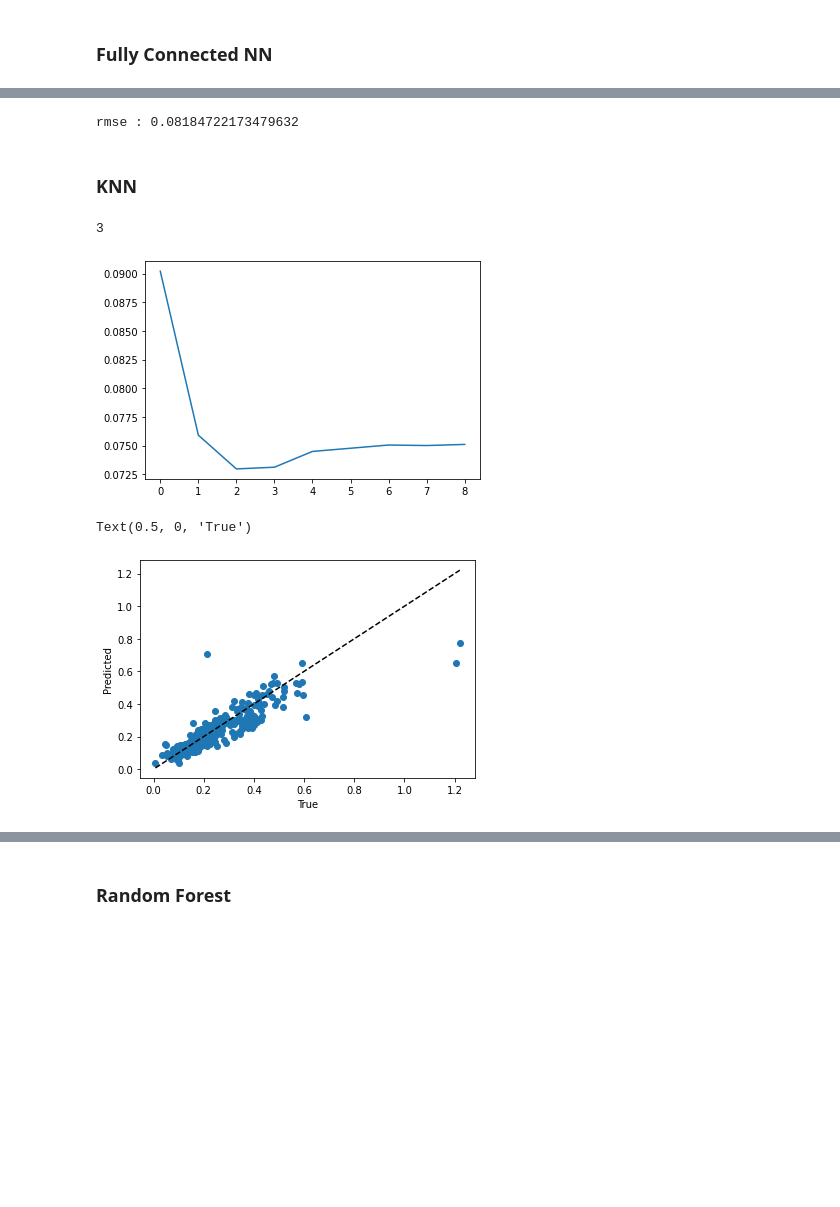
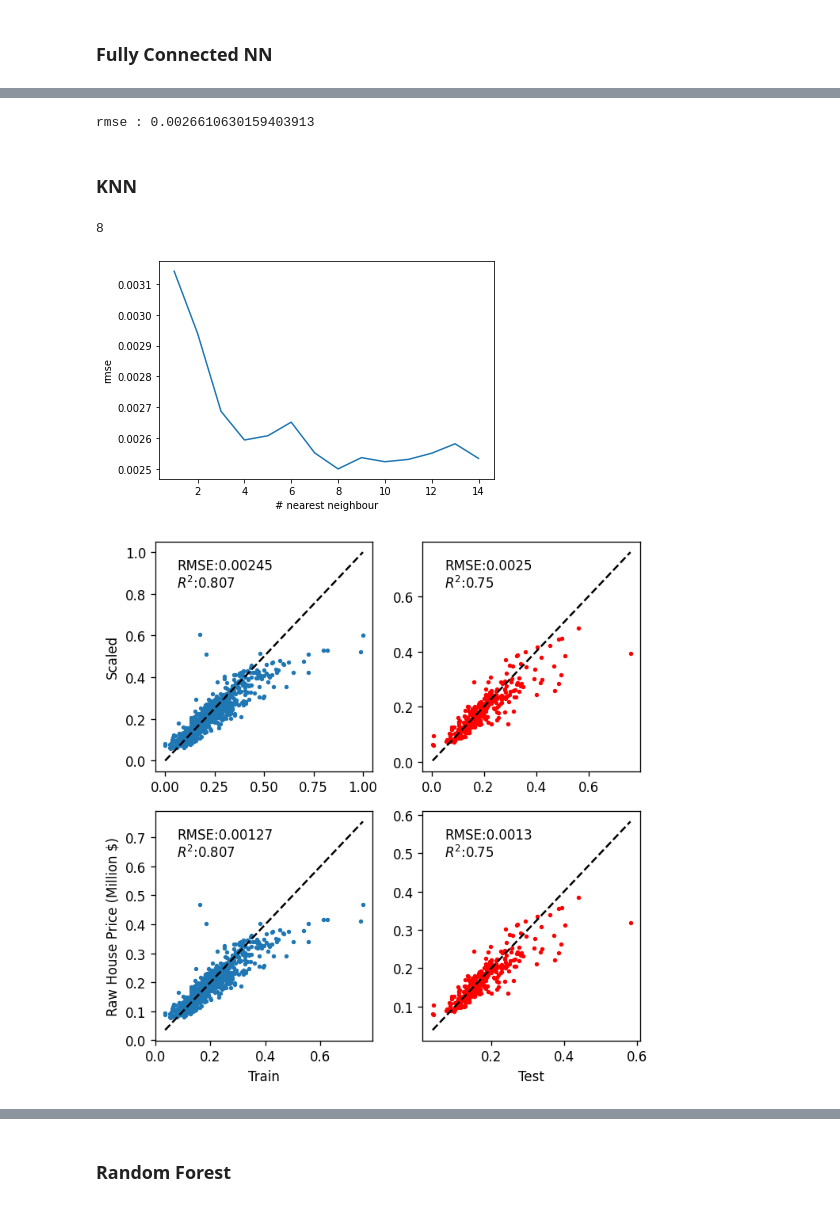
Before and after one commit to ajhetherington/kaggle_housing, a Jupyter notebook: House_prices_adv_reg.ipynb, the cells around one changed output, grey strips where cells are left out. Saved outputs shown, nothing was run; the diff lists cells and outputs as text; code cells hidden in the pictures; blank space fills up the shorter version.

Commit message:
added more models

```diff
--- a/House_prices_adv_reg.ipynb
+++ b/House_prices_adv_reg.ipynb
@@ -53,17 +129,18 @@ train_y,test_y = scaler.transform(train_y[:,None]),scaler.transform(test_y[:,Non
 ### Fully Connected NN
 # %%
 from tensorflow import keras
-from tensorflow.keras.layers import Dense,BatchNormalization
+from tensorflow.keras.layers import Dense,BatchNormalization,Dropout
 from tensorflow.keras import Sequential
 from tensorflow.keras.optimizers import Adam
 from tensorflow.keras.regularizers import L1L2
 model = Sequential()
 model.add(Dense(150,activation = 'relu',input_shape = (36,)))
+#model.add(Dropout(rate = 0.1))
+model.add(Dense(150,activation = 'relu'))
 model.add(Dense(100,activation = 'relu'))
 model.add(Dense(50,activation = 'relu'))
-model.add(Dense(25,activation = 'relu'))
 model.add(Dense(1,activation = 'relu'))
-model.compile(optimizer = Adam(learning_rate = 1e-4),loss = 'mape')
+model.compile(optimizer = Adam(learning_rate = 5e-5),loss = 'huber')
 # %%
 model.summary()
 # %% [output]
@@ -86,5 +165,5 @@ Trainable params: 27,001
 Non-trainable params: 0
 _________________________________________________________________
 # %%
-model.fit(train_x,train_y,epochs = 30,batch_size = 1,verbose = 0)
+model.fit(x_train,y_train,epochs = 30,batch_size = 1)
 # %% [output]
@@ -101,37 +192,34 @@ Text(0.5, 0, 'True')
 # %%
-print('rmse :',rmse(model.predict(test_x),test_y))
+print('rmse :',rmse(model.predict(x_test),y_test))
 # %% [output]
-rmse : 0.08184722173479632
+rmse : 0.0026610630159403913
 # %% [markdown]
 ### KNN
 # %%
 from sklearn.neighbors import KNeighborsRegressor as Knn
-
+n_levels = 15
 candidate_rmse = []
-for i in range(1,10):
+for i in range(1,n_levels):
     knn_model = Knn(i)
-    knn_model.fit(train_x,train_y)
-    candidate_rmse.append(rmse(knn_model.predict(test_x),test_y))
+    knn_model.fit(x_train,y_train)
+    candidate_rmse.append(rmse(knn_model.predict(x_test),y_test))
 n = np.array(candidate_rmse).argmin() + 1
 print(n)
-plt.plot(candidate_rmse)
-print()
+plt.plot(range(1,n_levels),candidate_rmse)
+plt.ylabel('rmse')
+plt.xlabel('# nearest neighbour')
+pass
 # %% [output]
-3
+8
-[figure, old version]
+[figure, new version]
 # %%
 knn_model = Knn(n)
-knn_model.fit(train_x,train_y)
-knn_preds = knn_model.predict(test_x)
+knn_model.fit(x_train,y_train)
+knn_preds = knn_model.predict(x_test)
 # %%
-fig,ax = plt.subplots()
-plt.scatter(test_y,knn_preds)
-ax.plot([test_y.min(),test_y.max()],[test_y.min(),test_y.max()],'k--')
-plt.ylabel('Predicted')
-plt.xlabel('True')
+model_quartet_plot(knn_model)
 # %% [output]
-Text(0.5, 0, 'True')
-[figure, old version]
+[figure, new version]
 # %%
 print('rmse :',rmse(knn_preds,test_y))
 # %% [output]
```
Also changed, not shown: parts of 32 cells of this notebook.
